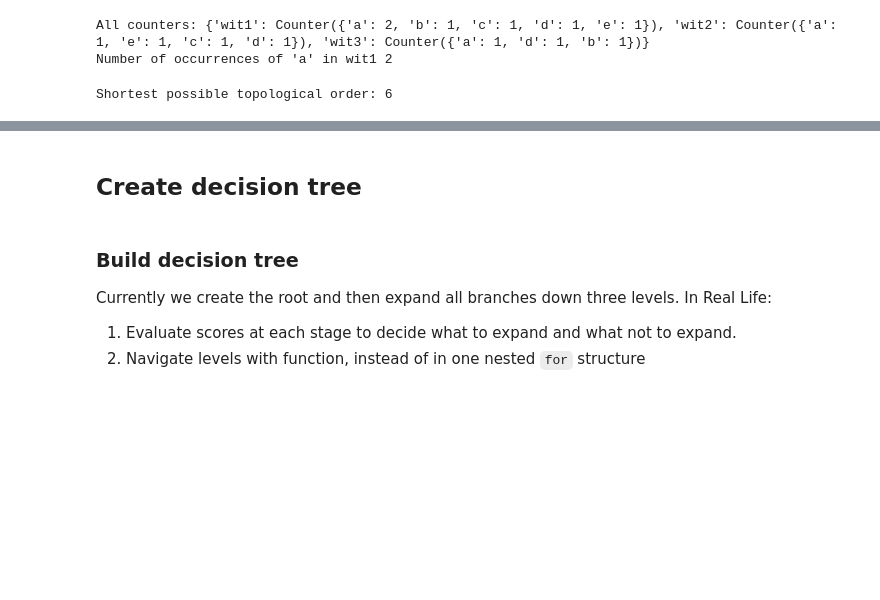
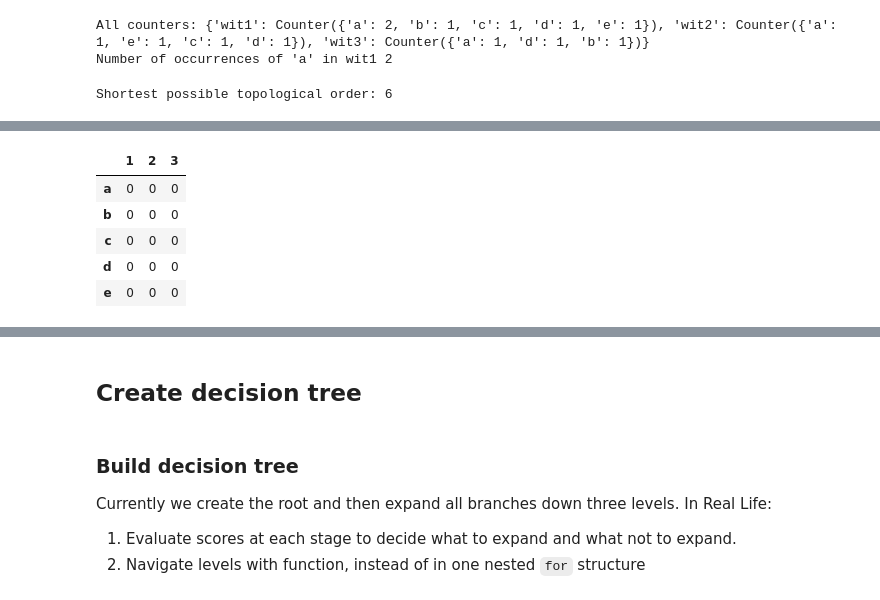
Before and after one commit to djbpitt/this-time-for-sure, a Jupyter notebook: dag_integration.ipynb, the cells around one changed output, grey strips where cells are left out. Drawn from its saved outputs; the diff is of its cells as text; code cells hidden in the pictures; blank space fills up the shorter version.

```diff
--- a/dag_integration.ipynb
+++ b/dag_integration.ipynb
@@ -151,0 +168,11 @@ Shortest possible topological order: 6
+# %%
+# df to count nodes by token and depth
+depths_df = pd.DataFrame(index=counts_df.index, columns = range(1, count_df.shape[1] + 1)).fillna(0)
+depths
+# %% [output]
+|  | 1 | 2 | 3 |
+| a | 0 | 0 | 0 |
+| b | 0 | 0 | 0 |
+| c | 0 | 0 | 0 |
+| d | 0 | 0 | 0 |
+| e | 0 | 0 | 0 |
```
Also changed, not shown: parts of 3 cells of this notebook.
